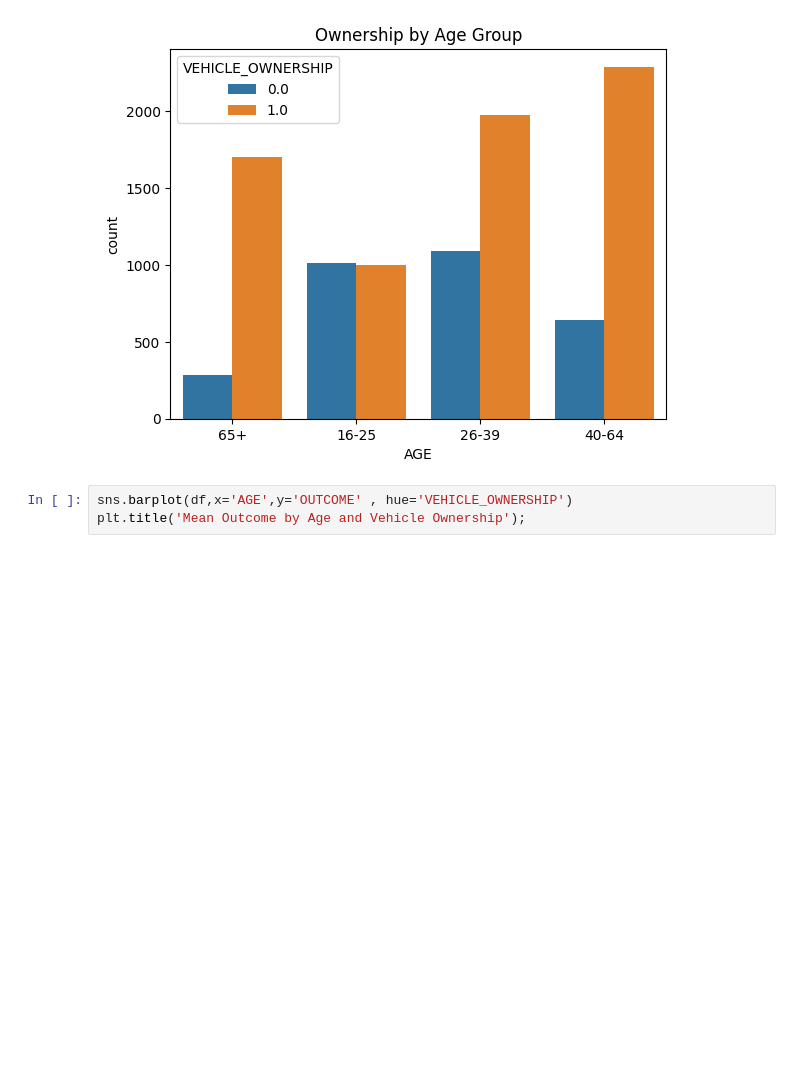
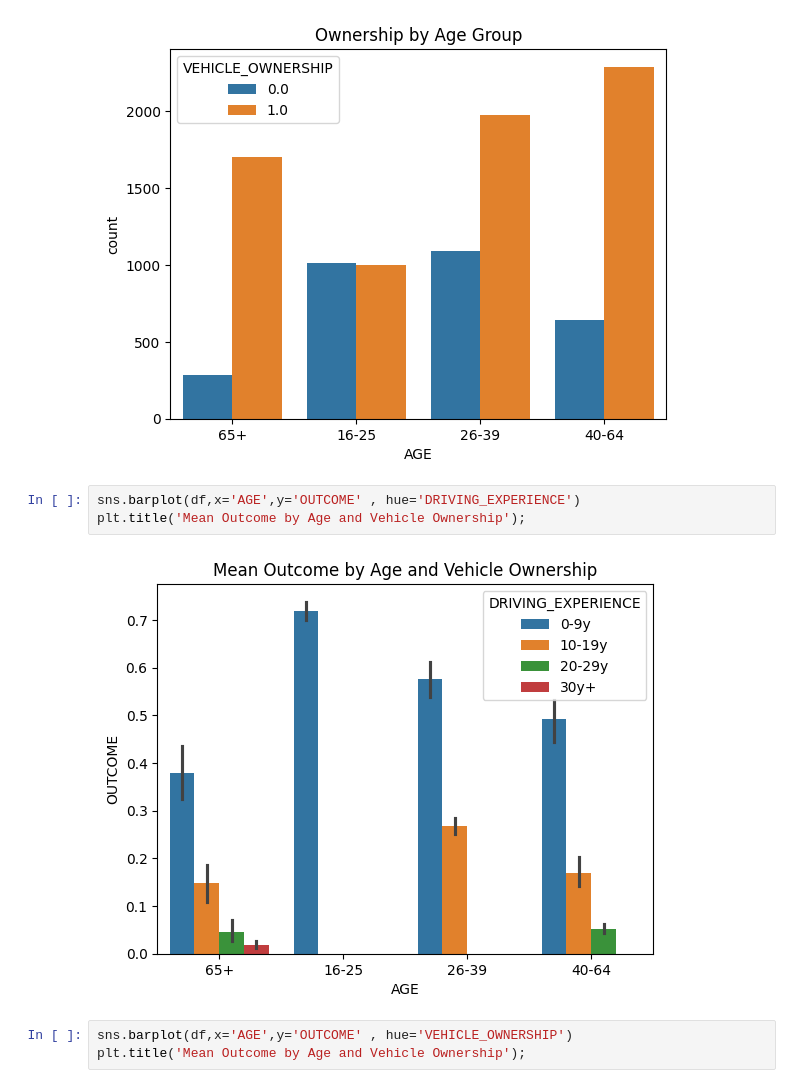
Before and after one commit to Hjarrar14/Predicting-Car-Insurance-Claims-Using-Machine-Learning, a Jupyter notebook: Car_Insurance.ipynb, the cells around one changed output. Cells and saved outputs as stored; diff of their text form; blank space fills up the shorter version.

```diff
--- a/Car_Insurance.ipynb
+++ b/Car_Insurance.ipynb
@@ -639,6 +639,11 @@ plt.title("Ownership by Age Group")
 plt.show()
 # %% [output]
 [figure]
+# %%
+sns.barplot(df,x='AGE',y='OUTCOME' , hue='DRIVING_EXPERIENCE')
+plt.title('Mean Outcome by Age and Vehicle Ownership');
+# %% [output]
+[figure, added]
 # %%
 sns.barplot(df,x='AGE',y='OUTCOME' , hue='VEHICLE_OWNERSHIP')
 plt.title('Mean Outcome by Age and Vehicle Ownership');
```
Also changed, not shown: parts of 76 cells of this notebook.
